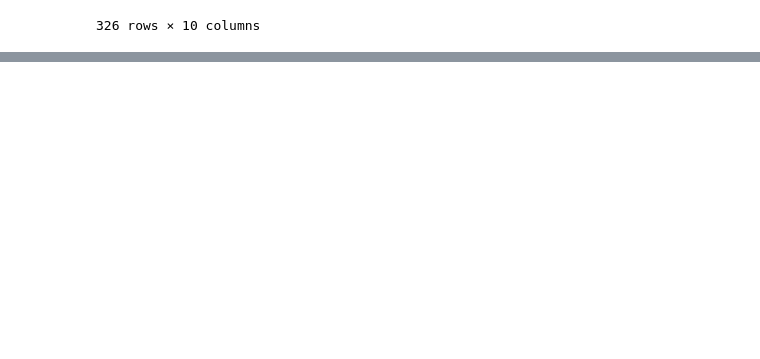
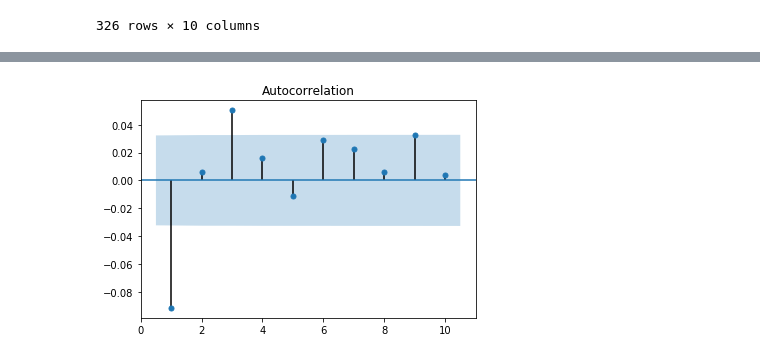
Before and after one commit to rishubhkhurana/MLFinance, a Jupyter notebook: Notebooks/AdvFinanceFirst.ipynb, the cells around one changed output, grey strips where cells are left out. Saved outputs shown, nothing was run; the diff lists cells and outputs as text; code cells hidden in the pictures; blank space fills up the shorter version.

```diff
--- a/Notebooks/AdvFinanceFirst.ipynb
+++ b/Notebooks/AdvFinanceFirst.ipynb
@@ -253,3 +272,5 @@ hist_dol_IB[0]
 | 324 | 2019-01-18 15:19:00+05:30 | 1083 | 113.66 | 113.70 | 113.66 | 113.66 | 10547 | 1 | 6 | ... |
 | 325 | 2019-02-27 09:27:00+05:30 | 3697 | 114.00 | 115.56 | 110.11 | 113.38 | 175259 | 122208 | 2614 | ... |
 326 rows × 10 columns
+# %%
+hist_time = get_time_bars(hist_df,resolution='MIN',num_units=30)
@@ -255,0 +281,2 @@ hist_dol_IB[0]
+# %%
+hist_time['date_time'] = hist_time['date_time'].apply(lambda x: datetime.datetime.fromtimestamp(x))
@@ -255,0 +303,3 @@ hist_dol_IB[0]
+# %%
+hist_time['dollar_value'] = np.abs(hist_time['cum_dollar_value'].diff())
+hist_time.loc[0,'dollar_value'] = hist_time['cum_dollar_value'].iloc[0]
@@ -255,0 +329,4 @@ hist_dol_IB[0]
+# %%
+hist_time['log_ret'] = np.log(hist_time['close']).diff()
+hist_volume['log_ret'] = np.log(hist_volume['close']).diff()
+hist_dollar['log_ret'] = np.log(hist_dollar['close']).diff()
@@ -255,0 +344,5 @@ hist_dol_IB[0]
+# %%
+plot_acf(hist_time['log_ret'].fillna(0),lags=10, zero=False)
+plt.show()
+# %% [output]
+[figure, added]
```
Also changed, not shown: parts of 36 cells of this notebook.
